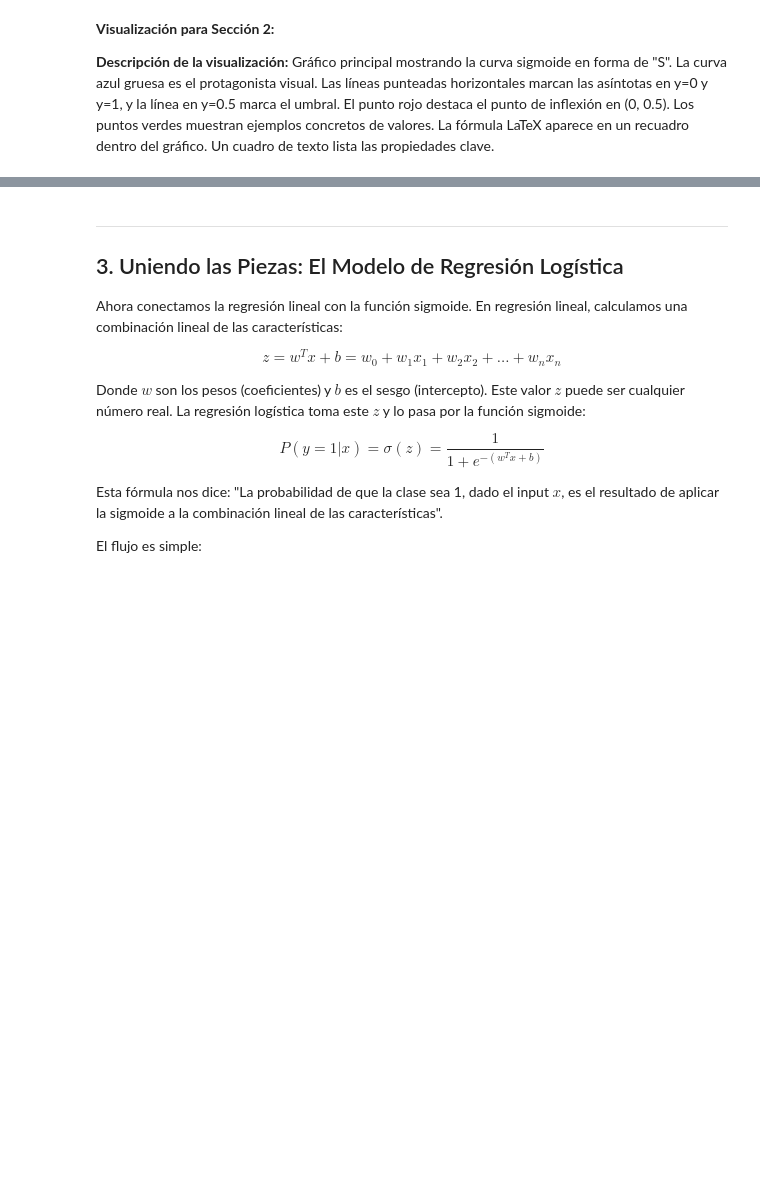
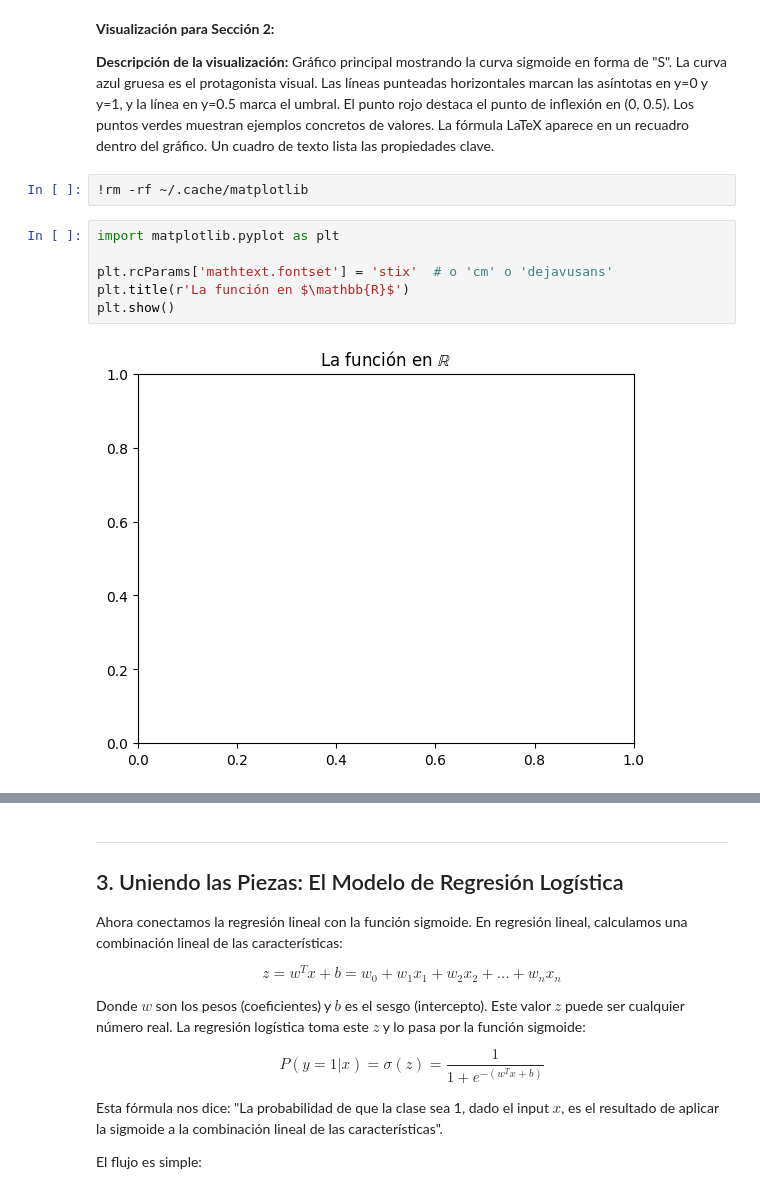
Before and after one commit to financieras/math_for_ai, a Jupyter notebook: estadistica/Regresion_Logistica_Como_la_Función_Sigmoide_Resuelve_la_Clasificacion_Binaria.ipynb, the cells around one changed output, grey strips where cells are left out. Drawn from its saved outputs; the diff is of its cells as text; blank space fills up the shorter version.

```diff
--- a/estadistica/Regresion_Logistica_Como_la_Función_Sigmoide_Resuelve_la_Clasificacion_Binaria.ipynb
+++ b/estadistica/Regresion_Logistica_Como_la_Función_Sigmoide_Resuelve_la_Clasificacion_Binaria.ipynb
@@ -149,6 +161,16 @@ La curva sigmoide actúa como un compresor: toma el rango infinito de números r
 **Visualización para Sección 2:**
 
 **Descripción de la visualización:** Gráfico principal mostrando la curva sigmoide en forma de "S". La curva azul gruesa es el protagonista visual. Las líneas punteadas horizontales marcan las asíntotas en y=0 y y=1, y la línea en y=0.5 marca el umbral. El punto rojo destaca el punto de inflexión en (0, 0.5). Los puntos verdes muestran ejemplos concretos de valores. La fórmula LaTeX aparece en un recuadro dentro del gráfico. Un cuadro de texto lista las propiedades clave.
+# %%
+!rm -rf ~/.cache/matplotlib
+# %%
+import matplotlib.pyplot as plt
+
+plt.rcParams['mathtext.fontset'] = 'stix'  # o 'cm' o 'dejavusans'
+plt.title(r'La función en $\mathbb{R}$')
+plt.show()
+# %% [output]
+[figure, added]
 # %%
 import numpy as np
 import matplotlib.pyplot as plt
```
Also changed, not shown: parts of 4 cells of this notebook.
